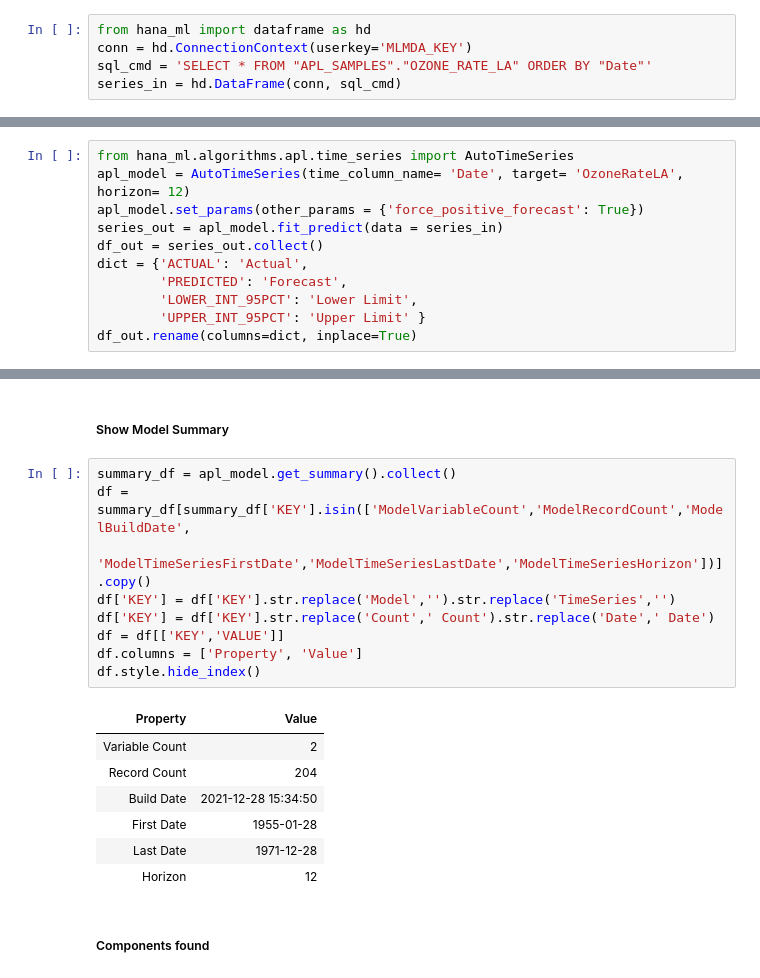
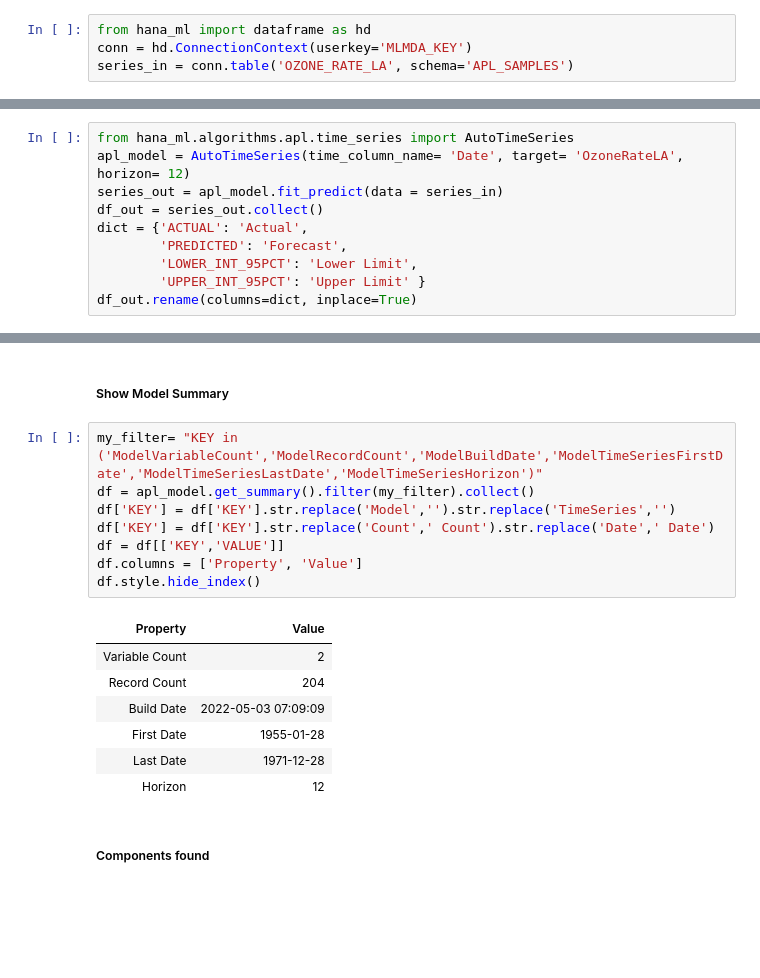
Before and after one commit to SAP-samples/hana-ml-samples, a Jupyter notebook: Python-API/apl/notebooks/11a_Monthly_Forecast.ipynb, the cells around one changed output, grey strips where cells are left out. Cells and saved outputs as stored; diff of their text form; blank space fills up the shorter version.

```diff
--- a/Python-API/apl/notebooks/11a_Monthly_Forecast.ipynb
+++ b/Python-API/apl/notebooks/11a_Monthly_Forecast.ipynb
@@ -9,8 +9,7 @@
 # %%
 from hana_ml import dataframe as hd
 conn = hd.ConnectionContext(userkey='MLMDA_KEY')
-sql_cmd = 'SELECT * FROM "APL_SAMPLES"."OZONE_RATE_LA" ORDER BY "Date"'
-series_in = hd.DataFrame(conn, sql_cmd)
+series_in = conn.table('OZONE_RATE_LA', schema='APL_SAMPLES')
 # %%
 series_in.head(5).collect()
 # %% [output]
@@ -25,7 +24,6 @@ series_in.head(5).collect()
 # %%
 from hana_ml.algorithms.apl.time_series import AutoTimeSeries
 apl_model = AutoTimeSeries(time_column_name= 'Date', target= 'OzoneRateLA', horizon= 12)
-apl_model.set_params(other_params = {'force_positive_forecast': True})
 series_out = apl_model.fit_predict(data = series_in)
 df_out = series_out.collect()
 dict = {'ACTUAL': 'Actual',
@@ -51,19 +49,18 @@ df_out.hvplot.line(
 # %% [markdown]
 ##### Show Model Summary
 # %%
-summary_df = apl_model.get_summary().collect()
-df = summary_df[summary_df['KEY'].isin(['ModelVariableCount','ModelRecordCount','ModelBuildDate',
-                        'ModelTimeSeriesFirstDate','ModelTimeSeriesLastDate','ModelTimeSeriesHorizon'])].copy()
+my_filter= "KEY in ('ModelVariableCount','ModelRecordCount','ModelBuildDate','ModelTimeSeriesFirstDate','ModelTimeSeriesLastDate','ModelTimeSeriesHorizon')"
+df = apl_model.get_summary().filter(my_filter).collect()
 df['KEY'] = df['KEY'].str.replace('Model','').str.replace('TimeSeries','')
 df['KEY'] = df['KEY'].str.replace('Count',' Count').str.replace('Date',' Date')
 df = df[['KEY','VALUE']]
 df.columns = ['Property', 'Value']
 df.style.hide_index()
 # %% [output]
 | Property | Value |
 | Variable Count | 2 |
 | Record Count | 204 |
-| Build Date | 2021-12-28 15:34:50 |
+| Build Date | 2022-05-03 07:09:09 |
 | First Date | 1955-01-28 |
 | Last Date | 1971-12-28 |
 | Horizon | 12 |
```
Also changed, not shown: parts of 1 cell of this notebook, 3 other files.
